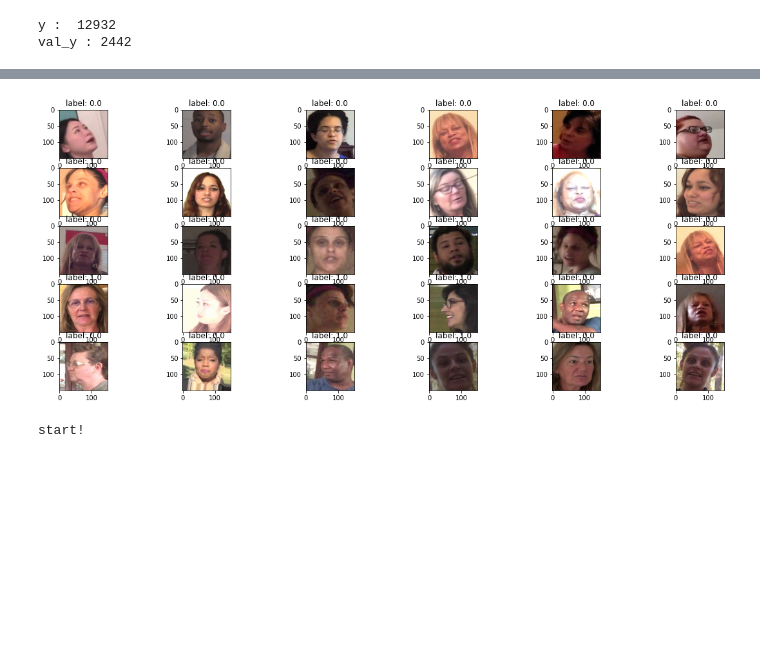
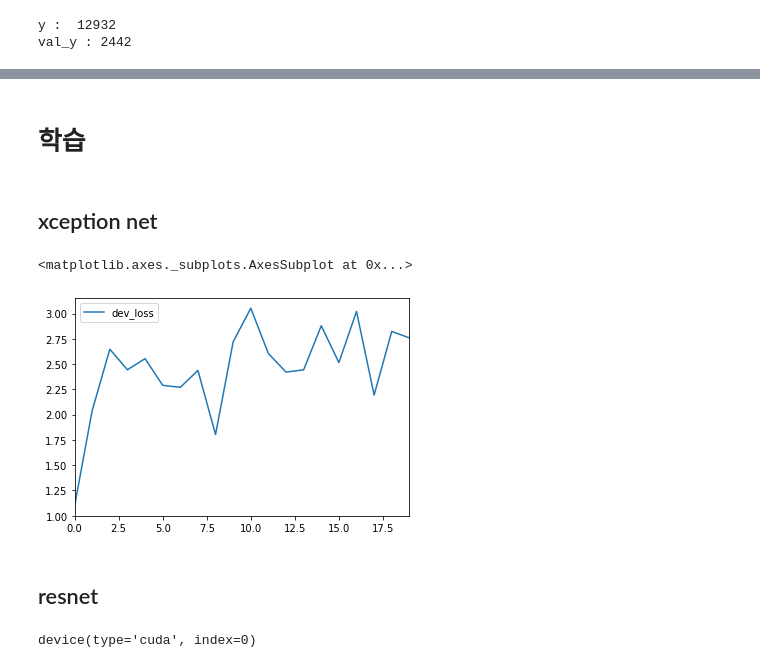
Before and after one commit to WonJunPark/Kaggle_DFDC, a Jupyter notebook: dfdc_model.ipynb, the cells around one changed output, grey strips where cells are left out. Saved outputs shown, nothing was run; the diff lists cells and outputs as text; code cells hidden in the pictures; blank space fills up the shorter version.

Commit message:
xception, resnext 테스트

```diff
--- a/dfdc_model.ipynb
+++ b/dfdc_model.ipynb
@@ -411,13 +389,4 @@ val_dataset = ImageDataset(sample_val_X, sample_val_y, transform=val_transform)
-# %%
-nrow, ncol = 5, 6
-fig, axes = plt.subplots(nrow, ncol, figsize=(20, 8))
-axes = axes.flatten()
-for i, ax in enumerate(axes):
-    image, label = train_dataset[i]
-    image = np.rollaxis(image, 0, 3)
-    image = image*std + mean
-    image = np.clip(image, 0., 1.)
-    ax.imshow(image)
-    ax.set_title(f'label: {label}')
-# %% [output]
-[figure, removed]
+# %% [markdown]
+# 학습
+# %% [markdown]
+## xception net
@@ -444,0 +436,5 @@ scheduler = torch.optim.lr_scheduler.ReduceLROnPlateau(optimizer, patience=5, mo
+# %%
+history2.plot()
+# %% [output]
+<matplotlib.axes._subplots.AxesSubplot at 0x...>
+[figure, added]
@@ -444,0 +443,2 @@ scheduler = torch.optim.lr_scheduler.ReduceLROnPlateau(optimizer, patience=5, mo
+# %% [markdown]
+## resnet
@@ -444,0 +456,5 @@ scheduler = torch.optim.lr_scheduler.ReduceLROnPlateau(optimizer, patience=5, mo
+# %%
+gpu = torch.device("cuda:0" if torch.cuda.is_available() else "cpu")
+gpu
+# %% [output]
+device(type='cuda', index=0)
@@ -445,4 +469,23 @@ scheduler = torch.optim.lr_scheduler.ReduceLROnPlateau(optimizer, patience=5, mo
 # %%
+history = pd.DataFrame()
+history2 = pd.DataFrame()
+
+torch.cuda.empty_cache()
+gc.collect()
+
+best = 1e10
+n_epochs = 20
+batch_size = 128
+
+train_loader = DataLoader(dataset=train_dataset, batch_size=batch_size, shuffle=True, num_workers=4)
+val_loader = DataLoader(dataset=val_dataset, batch_size=batch_size, shuffle=False, num_workers=0)
+
+model = model.cuda()
+
+optimizer = torch.optim.AdamW(model.parameters(), lr=0.001)
+
+scheduler = torch.optim.lr_scheduler.ReduceLROnPlateau(optimizer, patience=5, mode='min', factor=0.7, verbose=True, min_lr=1e-5)
+
 for epoch in range(n_epochs):
     torch.cuda.empty_cache()
     gc.collect()
@@ -455,5 +498,3 @@ for epoch in range(n_epochs):
       best = loss
       print(f'Saving best model...')
       torch.save(model.state_dict(), f'model.pth')
-# %% [output]
-start!
```
Also changed, not shown: parts of 47 cells of this notebook.
